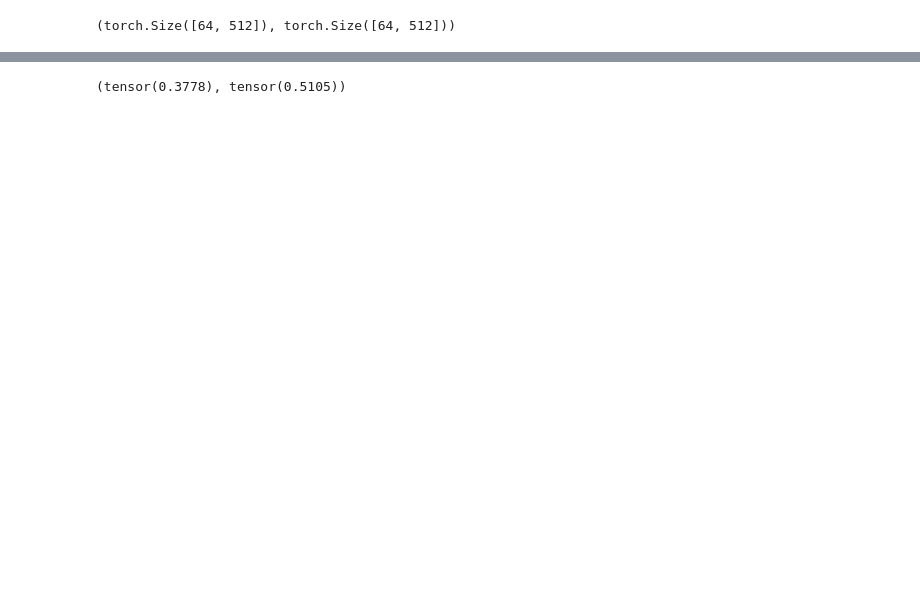
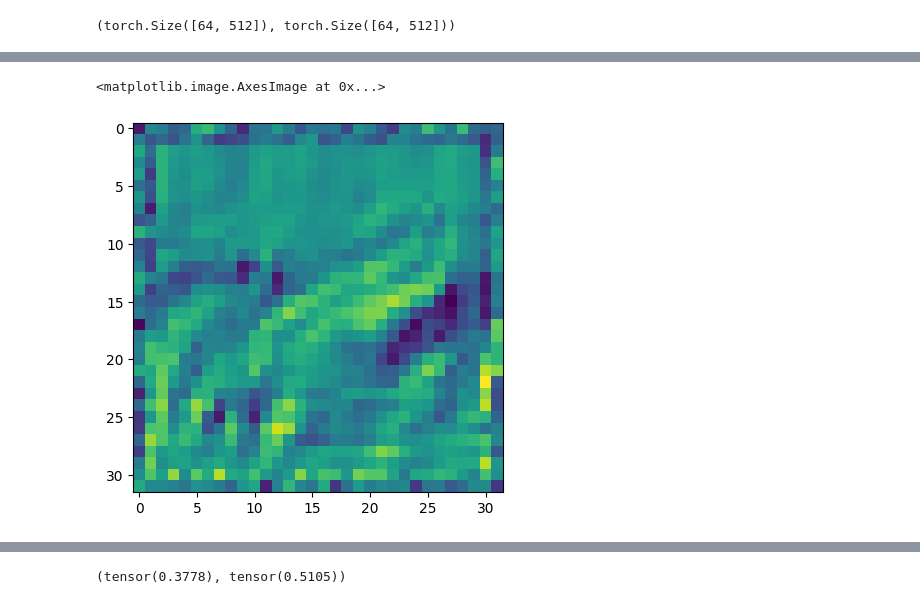
Before and after one commit to Factral/privacy-permutation, a Jupyter notebook: experiments/classifcation/no_privacy.ipynb, the cells around one changed output, grey strips where cells are left out. Drawn from its saved outputs; the diff is of its cells as text; code cells hidden in the pictures; blank space fills up the shorter version.

```diff
--- a/experiments/classifcation/no_privacy.ipynb
+++ b/experiments/classifcation/no_privacy.ipynb
@@ -141,2 +177,7 @@ IndexError: index 1 is out of bounds for dimension 2 with size 1
+# %%
+plt.imshow(output_deformed[10,0,:,:].detach().numpy())
+# %% [output]
+<matplotlib.image.AxesImage at 0x...>
+[figure, added]
 # %%
 import matplotlib.pyplot as plt
```
Also changed, not shown: parts of 10 cells of this notebook, 5 other files.
